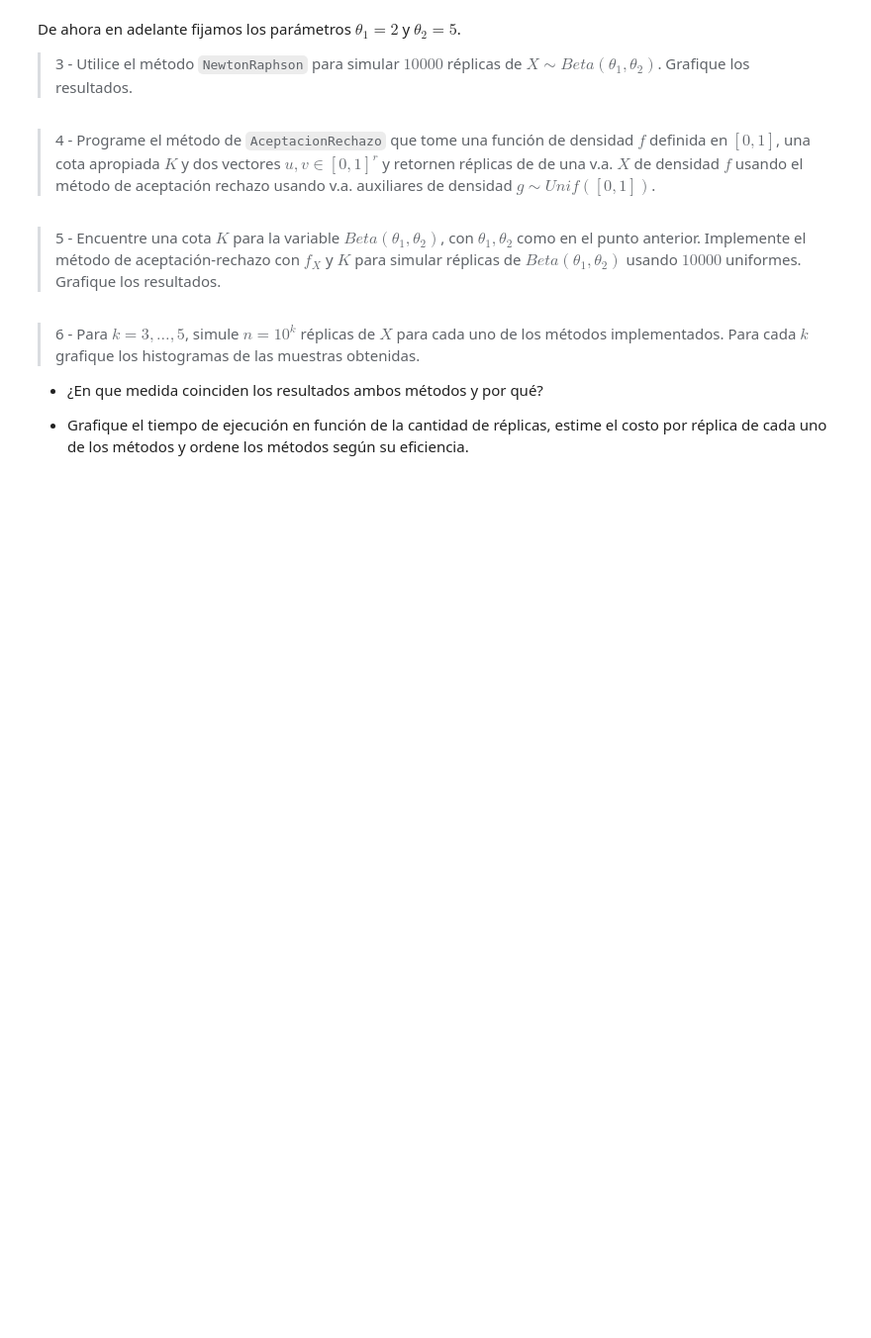
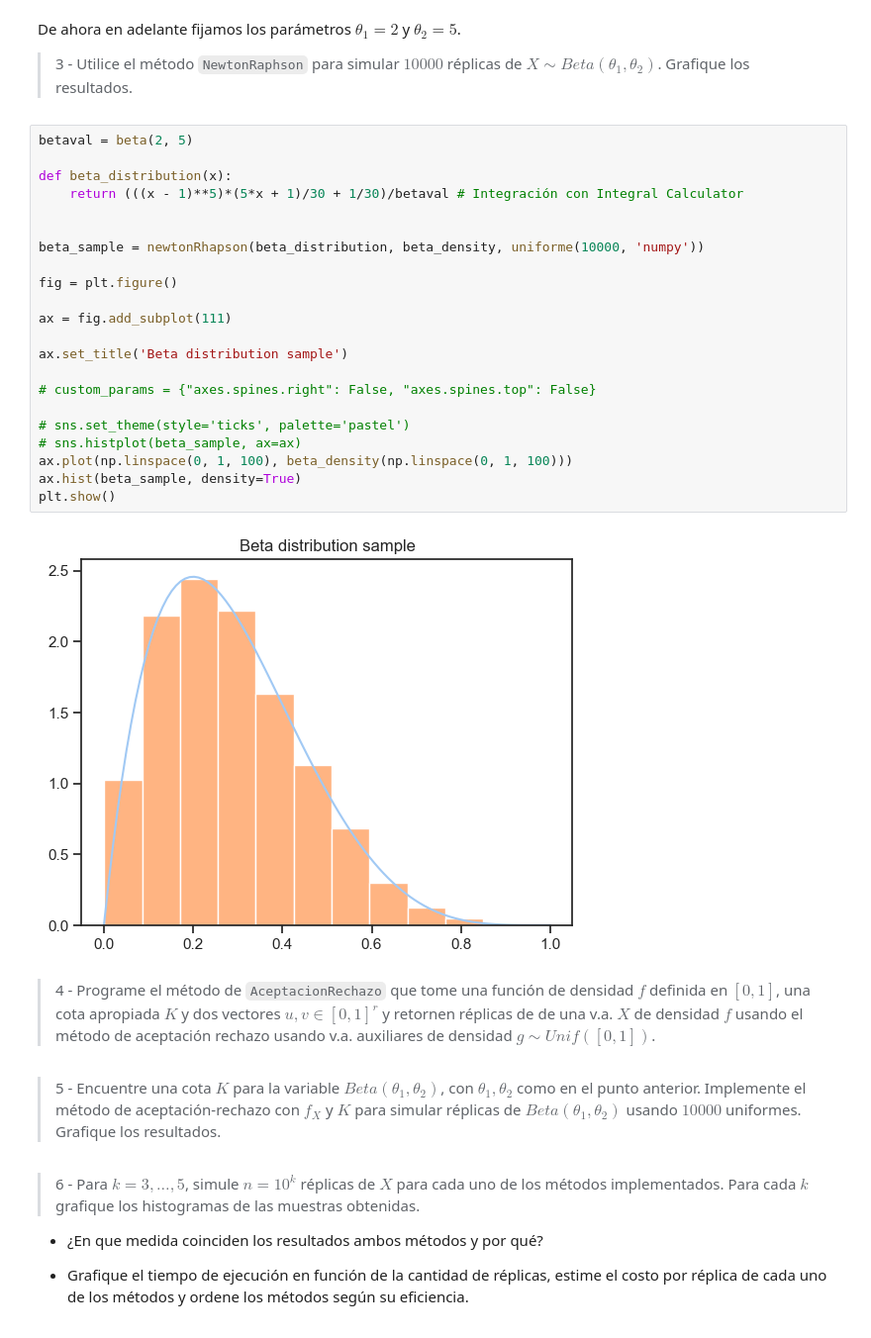
Before and after one commit to Miguel-Escobar/Sim-Estocastica, a Jupyter notebook: Lab 1/lab1.ipynb, the cells around one changed output. Shown at 99% size. Cells and saved outputs as stored; diff of their text form; blank space fills up the shorter version.

```diff
--- a/Lab 1/lab1.ipynb
+++ b/Lab 1/lab1.ipynb
@@ -105,6 +210,30 @@ from scipy.special import beta
 De ahora en adelante fijamos los parámetros $\theta_1=2$ y $\theta_2=5$.
 
 > 3 - Utilice el método ``NewtonRaphson`` para simular $10000$ réplicas de $X\sim Beta(\theta_1,\theta_2)$. Grafique los resultados.
+# %%
+betaval = beta(2, 5)
+
+def beta_distribution(x):
+    return (((x - 1)**5)*(5*x + 1)/30 + 1/30)/betaval # Integración con Integral Calculator
+
+
+beta_sample = newtonRhapson(beta_distribution, beta_density, uniforme(10000, 'numpy'))
+
+fig = plt.figure()
+
+ax = fig.add_subplot(111)
+
+ax.set_title('Beta distribution sample')
+
+# custom_params = {"axes.spines.right": False, "axes.spines.top": False}
+
+# sns.set_theme(style='ticks', palette='pastel')
+# sns.histplot(beta_sample, ax=ax)
+ax.plot(np.linspace(0, 1, 100), beta_density(np.linspace(0, 1, 100)))
+ax.hist(beta_sample, density=True)
+plt.show()
+# %% [output]
+[figure, added]
 # %% [markdown]
 > 4 - Programe el método de ``AceptacionRechazo`` que tome una función de densidad $f$ definida en $[0,1]$, una cota apropiada $K$ y dos vectores $u,v\in[0,1]^r$ y retornen réplicas de de una v.a. $X$ de densidad $f$ usando el método de aceptación rechazo usando v.a. auxiliares de densidad $g\sim Unif([0,1])$.
 # %% [markdown]
```
Also changed, not shown: parts of 7 cells of this notebook.
